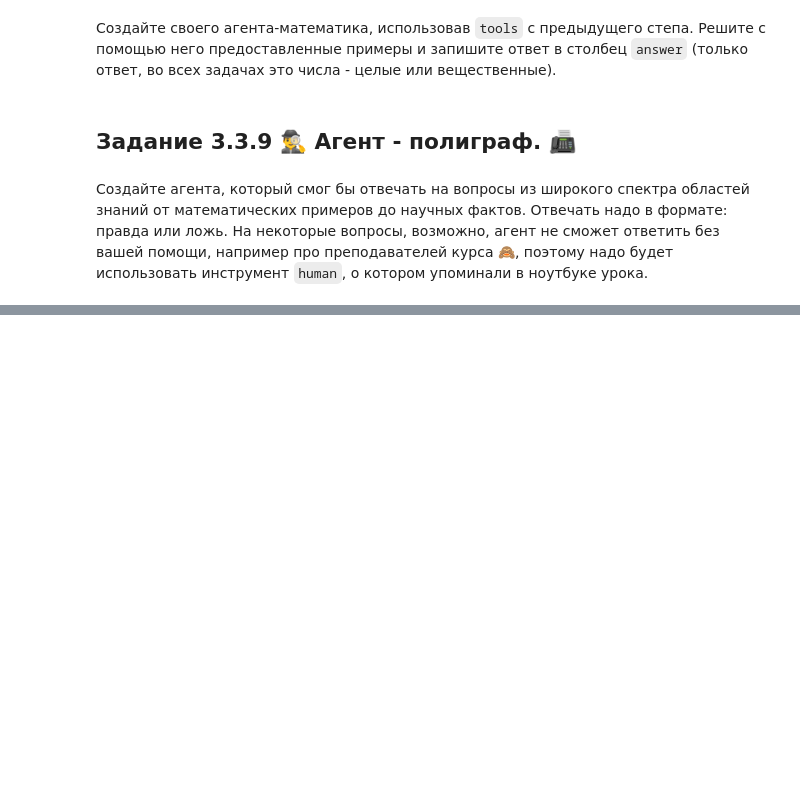
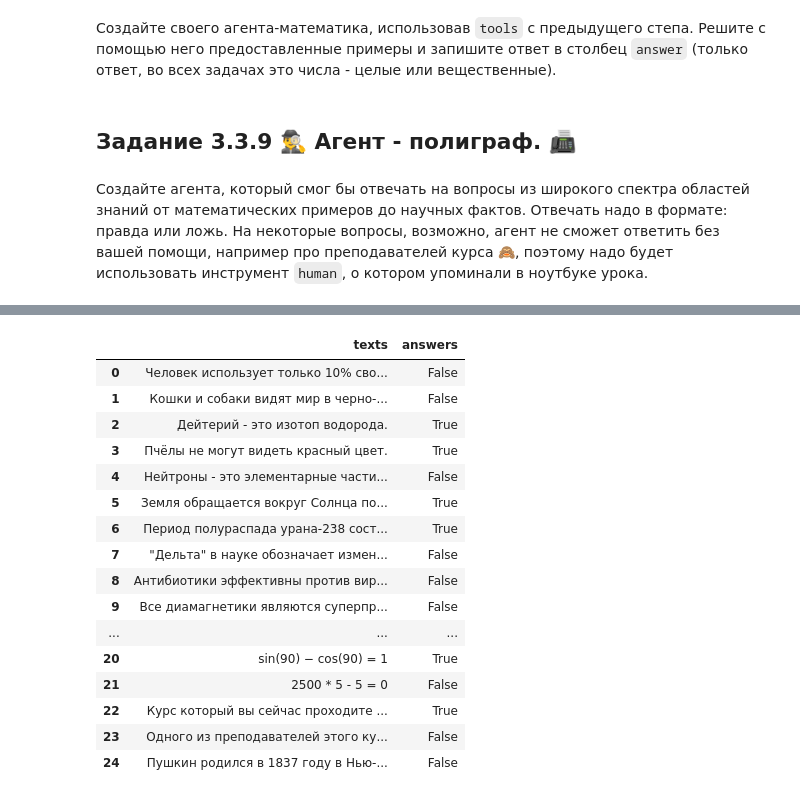
Before and after one commit to Lamantin12/LLM_course, a Jupyter notebook: notebooks/3_3_Решение_задач.ipynb, the cells around one changed output, grey strips where cells are left out. Saved outputs shown, nothing was run; the diff lists cells and outputs as text; code cells hidden in the pictures; blank space fills up the shorter version.

```diff
--- a/notebooks/3_3_Решение_задач.ipynb
+++ b/notebooks/3_3_Решение_задач.ipynb
@@ -122,9 +254,21 @@ tools = []
 # %%
 agent = initialize_agent(
-    agent=AgentType.STRUCTURED_CHAT_ZERO_SHOT_REACT_DESCRIPTION,
-
+    agent=AgentType.ZERO_SHOT_REACT_DESCRIPTION,
+    tools=tools,
+    llm=llm,
+    verbose=True
 )
 # %%
+template = """"
+Answer the question with ONLY True or False.
+
+Question: {question}
+
+Answer:
+"""
+
+result = []
 for text in tqdm(df['texts']):
-    # YOUR CODE HERE
-    break # Для отладки. Уберите, когда убедитесь, что на одном примере работает
+    res = agent.invoke(template.format(question=text))
+    result.append(res)
+    # break # Для отладки. Уберите, когда убедитесь, что на одном примере работает
@@ -130,0 +459,2 @@ for text in tqdm(df['texts']):
+# %%
+final = [True if r["output"] == 'True' else False for r in result]
@@ -131,2 +481,24 @@ for text in tqdm(df['texts']):
+# %%
+df["answers"] = final
+# %%
+df
+# %% [output]
+|  | texts | answers |
+| 0 | Человек использует только 10% сво... | False |
+| 1 | Кошки и собаки видят мир в черно-... | False |
+| 2 | Дейтерий - это изотоп водорода. | True |
+| 3 | Пчёлы не могут видеть красный цвет. | True |
+| 4 | Нейтроны - это элементарные части... | False |
+| 5 | Земля обращается вокруг Солнца по... | True |
+| 6 | Период полураспада урана-238 сост... | True |
+| 7 | "Дельта" в науке обозначает измен... | False |
+| 8 | Антибиотики эффективны против вир... | False |
+| 9 | Все диамагнетики являются суперпр... | False |
+| ... | ... | ... |
+| 20 | sin(90) − cos(90) = 1 | True |
+| 21 | 2500 * 5 - 5 = 0 | False |
+| 22 | Курс который вы сейчас проходите ... | True |
+| 23 | Одного из преподавателей этого ку... | False |
+| 24 | Пушкин родился в 1837 году в Нью-... | False |
 # %%
 df[['texts', 'answers']].to_csv("3.3.9_solution.csv", index=False)
```
Also changed, not shown: parts of 27 cells of this notebook.
